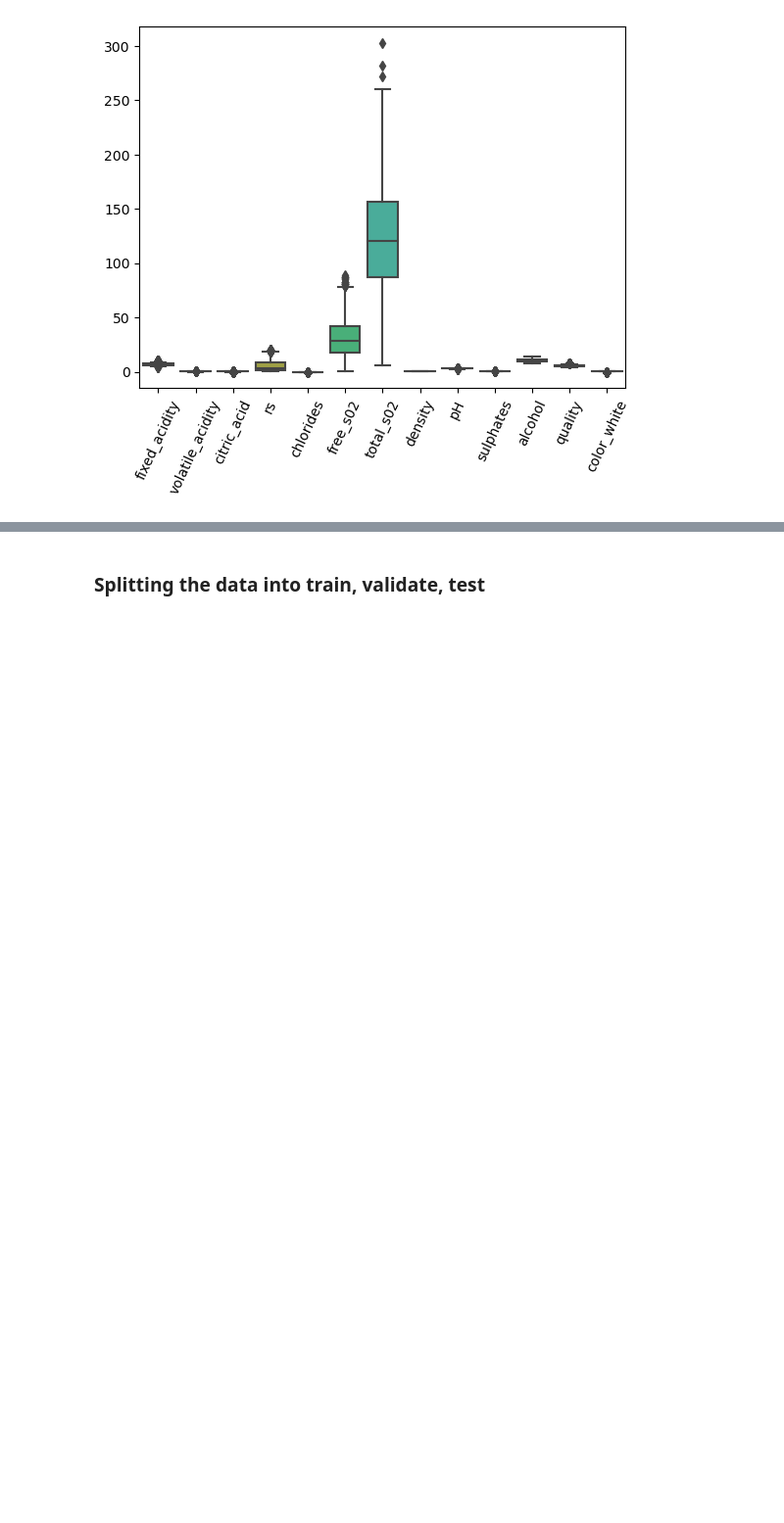
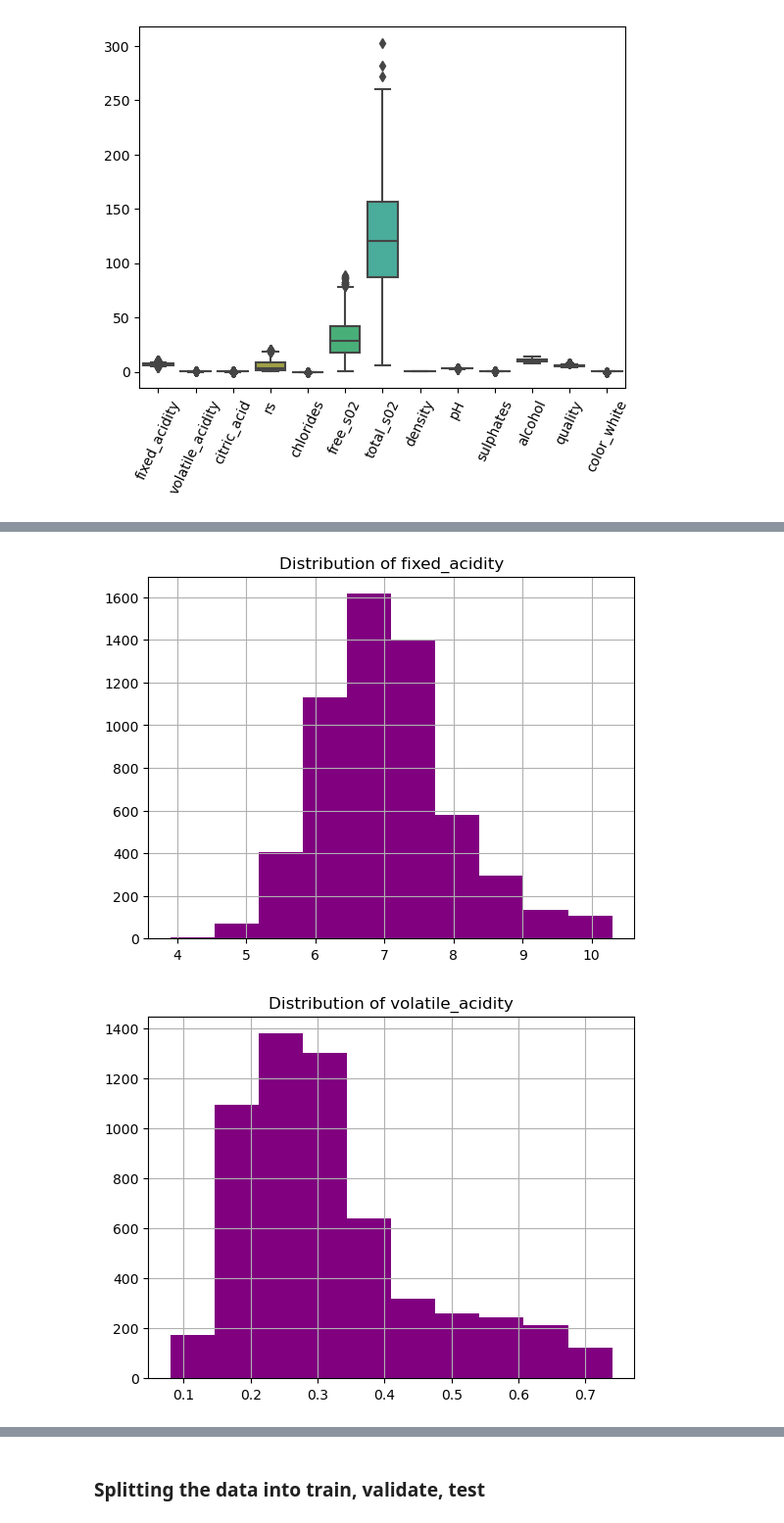
Before and after one commit to Mags-and-Smitty-Clustering-Project/group, a Jupyter notebook: Clustering_Project_Final.ipynb, the cells around one changed output, grey strips where cells are left out. Shown at 98% size. Cells and saved outputs as stored; diff of their text form; code cells hidden in the pictures; blank space fills up the shorter version.

```diff
--- a/Clustering_Project_Final.ipynb
+++ b/Clustering_Project_Final.ipynb
@@ -126,13 +128,12 @@ plt.show()
 # %% [output]
 [figure]
 # %%
-# plotting the numeric columns
+def distributions():
+    num_cols = ['fixed_acidity', 'volatile_acidity', 'citric_acid', 'rs', 'chlorides', 'free_s02', 'total_s02', 'density', 'pH', 'sulphates', 'alcohol', 'quality']
 
-num_cols = ['fixed_acidity', 'volatile_acidity', 'citric_acid', 'rs', 'chlorides', 'free_s02', 'total_s02', 'density', 'pH', 'sulphates', 'alcohol', 'quality']
+    for col in num_cols:
 
-for col in num_cols:
-
-    plt.hist(wine[col], color = 'purple')
-    plt.title(f'Distro of {col}')
-    plt.grid()
-    plt.show()
+        plt.hist(wine[col], color = 'purple')
+        plt.title(f'Distribution of {col}')
+        plt.grid()
+        plt.show()
@@ -151,0 +140,7 @@ for col in num_cols:
+# %%
+# plotting the distribution of numeric columns
+
+distributions()
+# %% [output]
+[figure, added]
+[figure, added]
```
Also changed, not shown: parts of 146 cells of this notebook.
